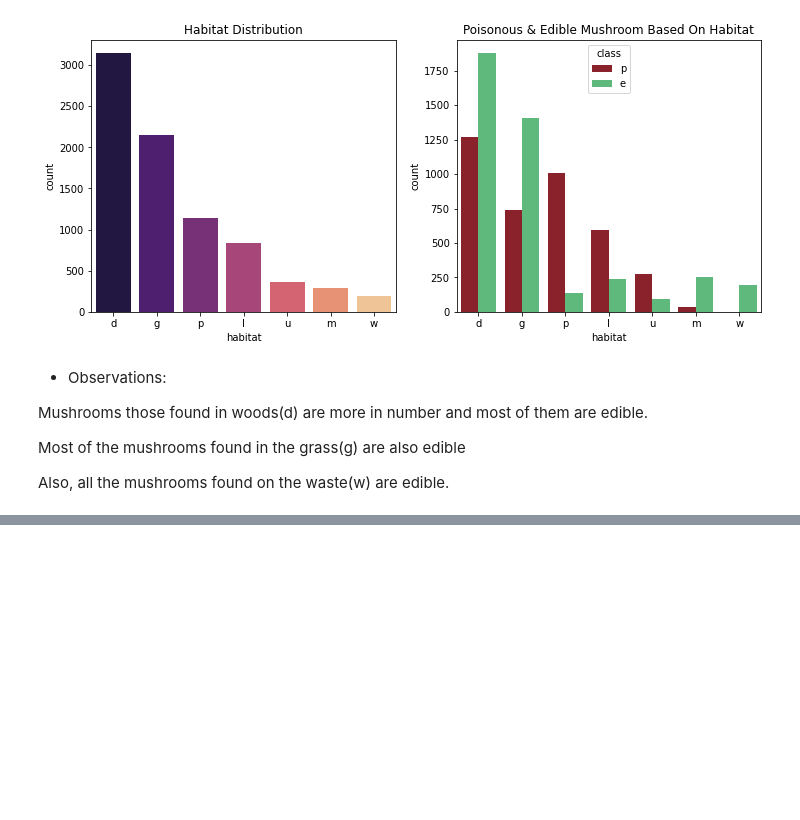
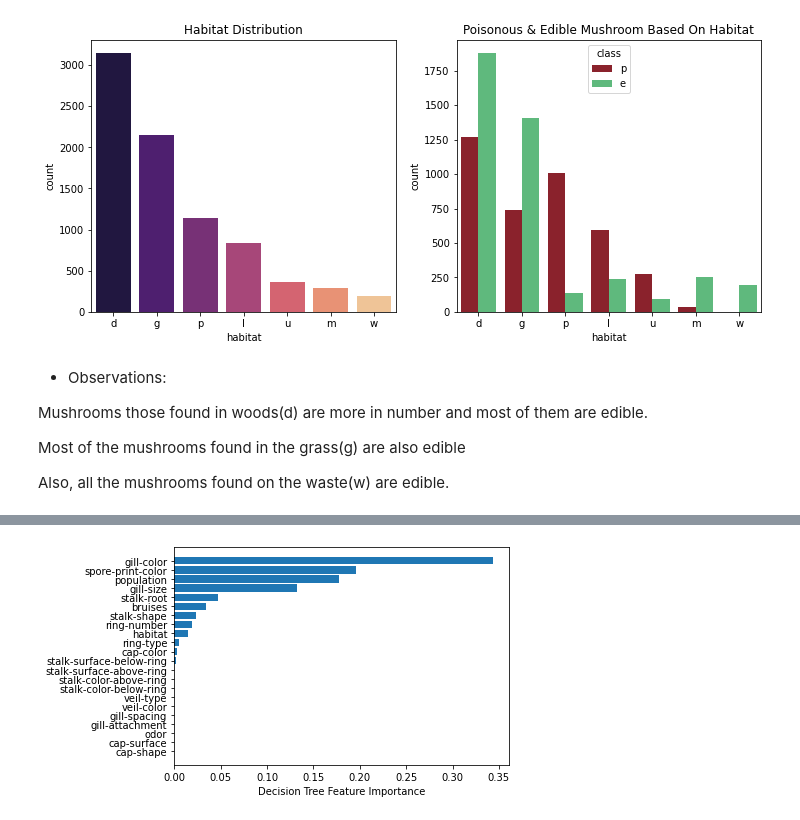
Before and after one commit to wodwine/kaggle-projects, a Jupyter notebook: mushroom-classification.ipynb, the cells around one changed output, grey strips where cells are left out. Saved outputs shown, nothing was run; the diff lists cells and outputs as text; code cells hidden in the pictures; blank space fills up the shorter version.

```diff
--- a/mushroom-classification.ipynb
+++ b/mushroom-classification.ipynb
@@ -486,0 +591,7 @@ y = data["class"]
+# %%
+sorted_idx = dt1.feature_importances_.argsort()
+plt.barh(X_label_encoder.columns[sorted_idx], dt1.feature_importances_[sorted_idx])
+plt.xlabel("Decision Tree Feature Importance")
+plt.show()
+# %% [output]
+[figure, added]
```
Also changed, not shown: parts of 27 cells of this notebook.
